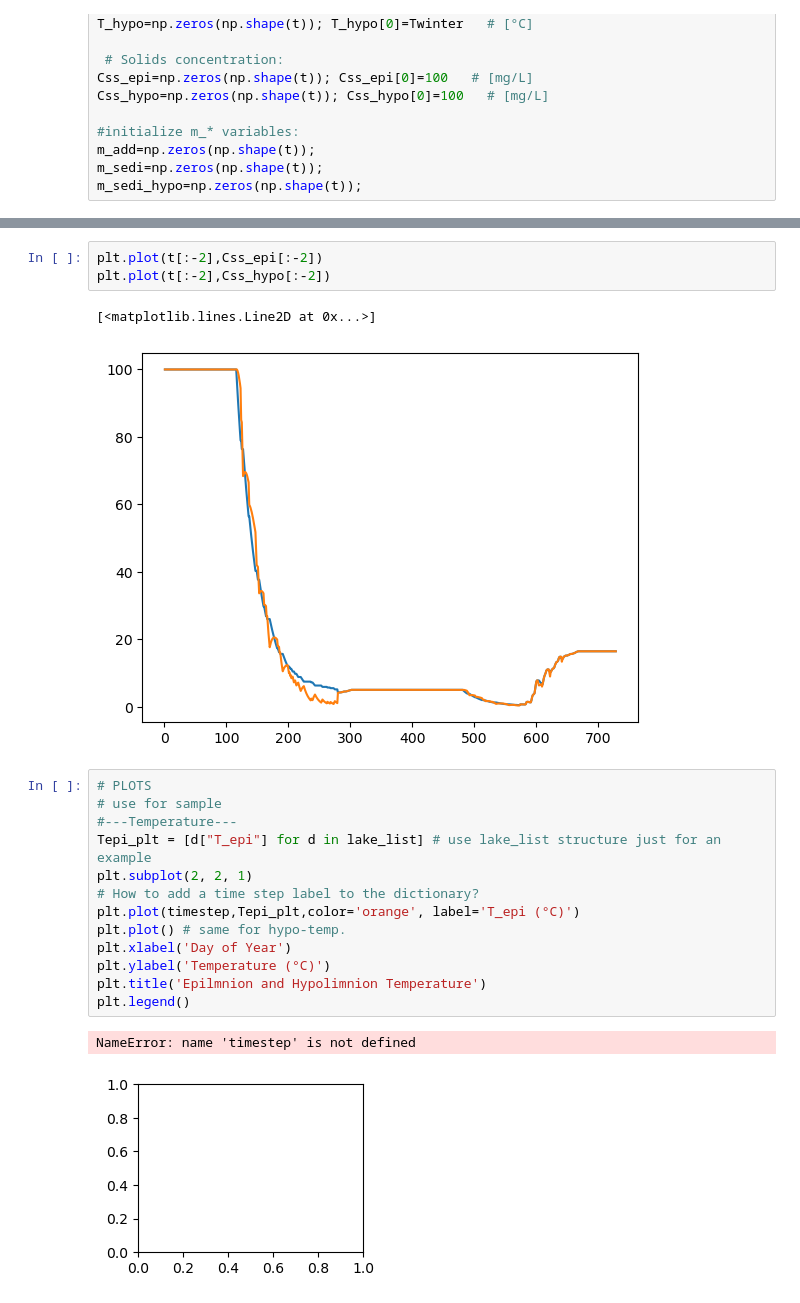
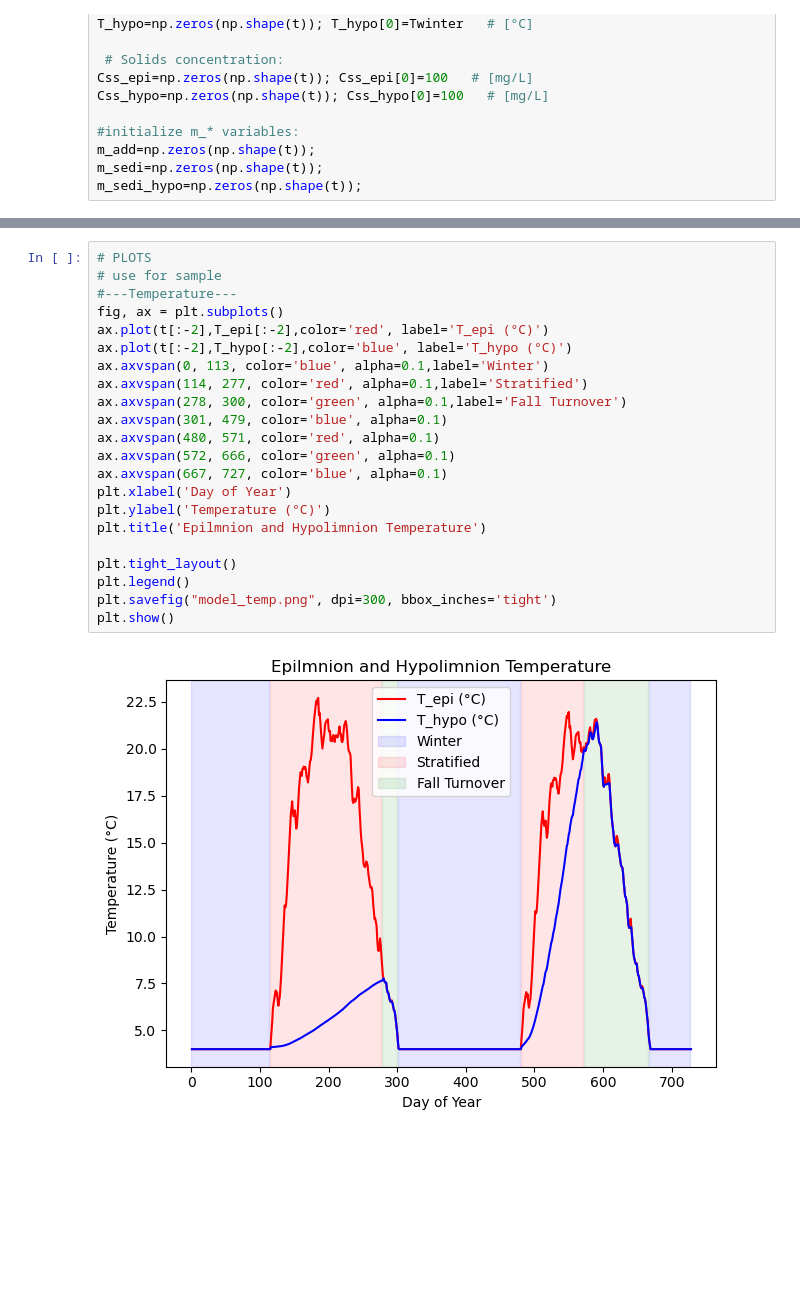
Before and after one commit to YangYQing/Lake_3_coding, a Jupyter notebook: lake_model_AIR.ipynb, the cells around one changed output, grey strips where cells are left out. Cells and saved outputs as stored; diff of their text form; blank space fills up the shorter version.

Commit message:
-with plots

```diff
--- a/lake_model_AIR.ipynb
+++ b/lake_model_AIR.ipynb
@@ -548,22 +525,24 @@ plt.plot(t[:-2],T_hypo[:-2])
-# %%
-plt.plot(t[:-2],Css_epi[:-2])
-plt.plot(t[:-2],Css_hypo[:-2])
-# %% [output]
-[<matplotlib.lines.Line2D at 0x...>]
-[figure, removed]
 # %%
 # PLOTS
 # use for sample
 #---Temperature---
-Tepi_plt = [d["T_epi"] for d in lake_list] # use lake_list structure just for an example
-plt.subplot(2, 2, 1)
-# How to add a time step label to the dictionary?
-plt.plot(timestep,Tepi_plt,color='orange', label='T_epi (°C)')
-plt.plot() # same for hypo-temp.
+fig, ax = plt.subplots()
+ax.plot(t[:-2],T_epi[:-2],color='red', label='T_epi (°C)')
+ax.plot(t[:-2],T_hypo[:-2],color='blue', label='T_hypo (°C)')
+ax.axvspan(0, 113, color='blue', alpha=0.1,label='Winter')
+ax.axvspan(114, 277, color='red', alpha=0.1,label='Stratified')
+ax.axvspan(278, 300, color='green', alpha=0.1,label='Fall Turnover')
+ax.axvspan(301, 479, color='blue', alpha=0.1)
+ax.axvspan(480, 571, color='red', alpha=0.1)
+ax.axvspan(572, 666, color='green', alpha=0.1)
+ax.axvspan(667, 727, color='blue', alpha=0.1)
 plt.xlabel('Day of Year')
 plt.ylabel('Temperature (°C)')
 plt.title('Epilmnion and Hypolimnion Temperature')
+
+plt.tight_layout()
 plt.legend()
+plt.savefig("model_temp.png", dpi=300, bbox_inches='tight')
+plt.show()
 # %% [output]
-NameError: name 'timestep' is not defined
-[figure, old version]
+[figure, new version]
```
Also changed, not shown: parts of 7 cells of this notebook.
